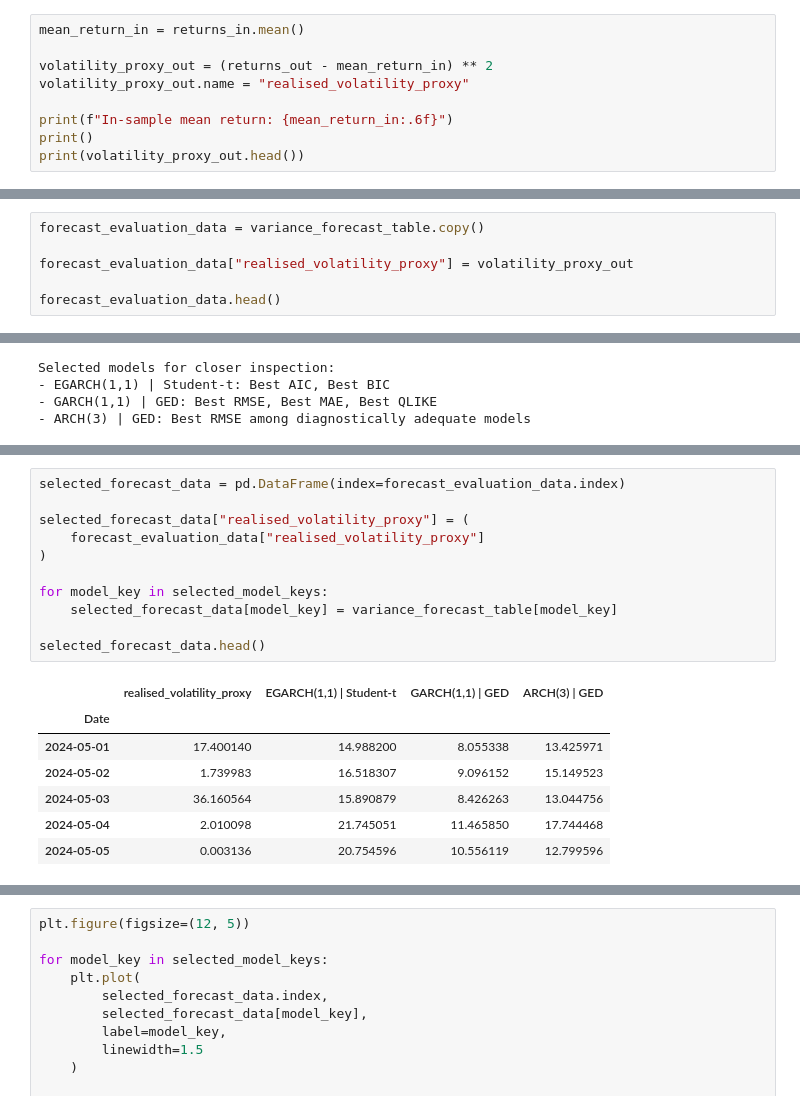
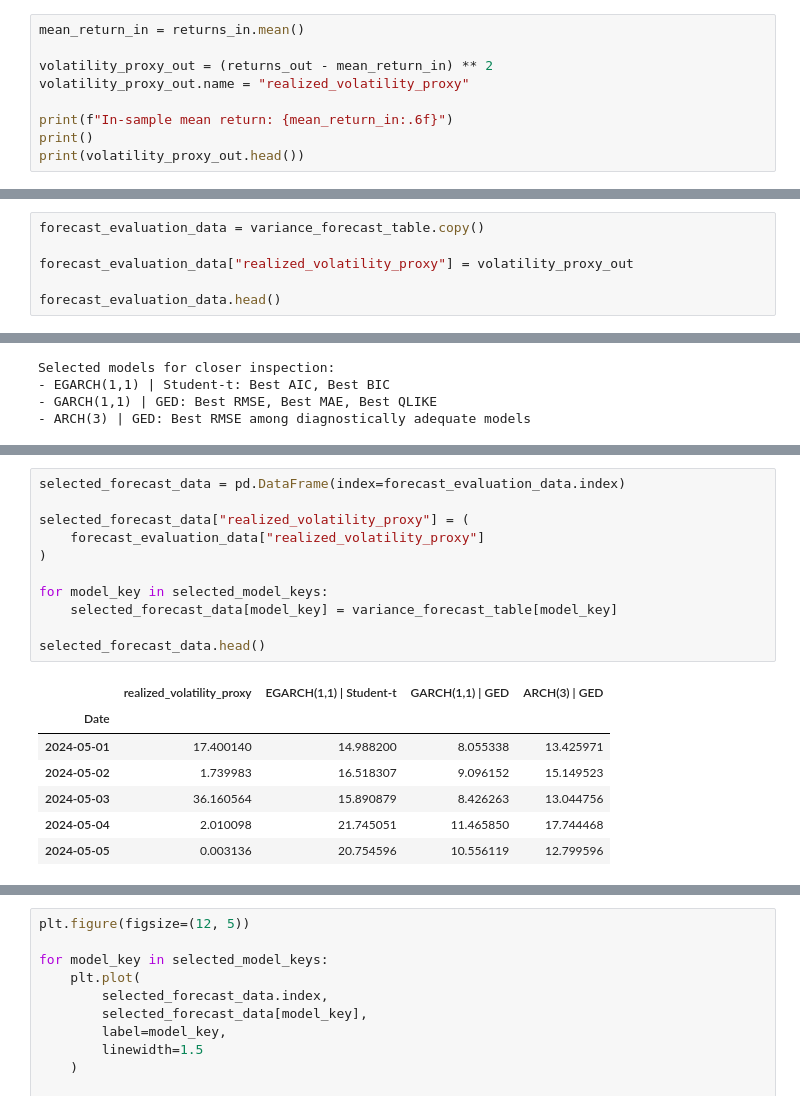
Before and after one commit to matthijs174/project, a Jupyter notebook: notebooks/02_model_estimation_and_forecasting.ipynb, the cells around one changed output, grey strips where cells are left out. Drawn from its saved outputs; the diff is of its cells as text.

```diff
--- a/notebooks/02_model_estimation_and_forecasting.ipynb
+++ b/notebooks/02_model_estimation_and_forecasting.ipynb
@@ -77,7 +77,7 @@ Out-of-sample period: 2024-05-01 to 2026-05-31
 mean_return_in = returns_in.mean()
 
 volatility_proxy_out = (returns_out - mean_return_in) ** 2
-volatility_proxy_out.name = "realised_volatility_proxy"
+volatility_proxy_out.name = "realized_volatility_proxy"
 
 print(f"In-sample mean return: {mean_return_in:.6f}")
 print()
@@ -1357,7 +1357,7 @@ variance_forecast_table.head()
 # %%
 forecast_evaluation_data = variance_forecast_table.copy()
 
-forecast_evaluation_data["realised_volatility_proxy"] = volatility_proxy_out
+forecast_evaluation_data["realized_volatility_proxy"] = volatility_proxy_out
 
 forecast_evaluation_data.head()
 # %% [output]
@@ -1914,16 +1916,16 @@ selected_model_summary
 # %%
 selected_forecast_data = pd.DataFrame(index=forecast_evaluation_data.index)
 
-selected_forecast_data["realised_volatility_proxy"] = (
-    forecast_evaluation_data["realised_volatility_proxy"]
+selected_forecast_data["realized_volatility_proxy"] = (
+    forecast_evaluation_data["realized_volatility_proxy"]
 )
 
 for model_key in selected_model_keys:
     selected_forecast_data[model_key] = variance_forecast_table[model_key]
 
 selected_forecast_data.head()
 # %% [output]
-|  | realised_volatility_proxy | EGARCH(1,1) | Student-t | GARCH(1,1) | GED | ARCH(3) | GED |
+|  | realized_volatility_proxy | EGARCH(1,1) | Student-t | GARCH(1,1) | GED | ARCH(3) | GED |
 | Date |  |  |  |  |
 | 2024-05-01 | 17.400140 | 14.988200 | 8.055338 | 13.425971 |
 | 2024-05-02 | 1.739983 | 16.518307 | 9.096152 | 15.149523 |
```
Also changed, not shown: parts of 10 cells of this notebook.
